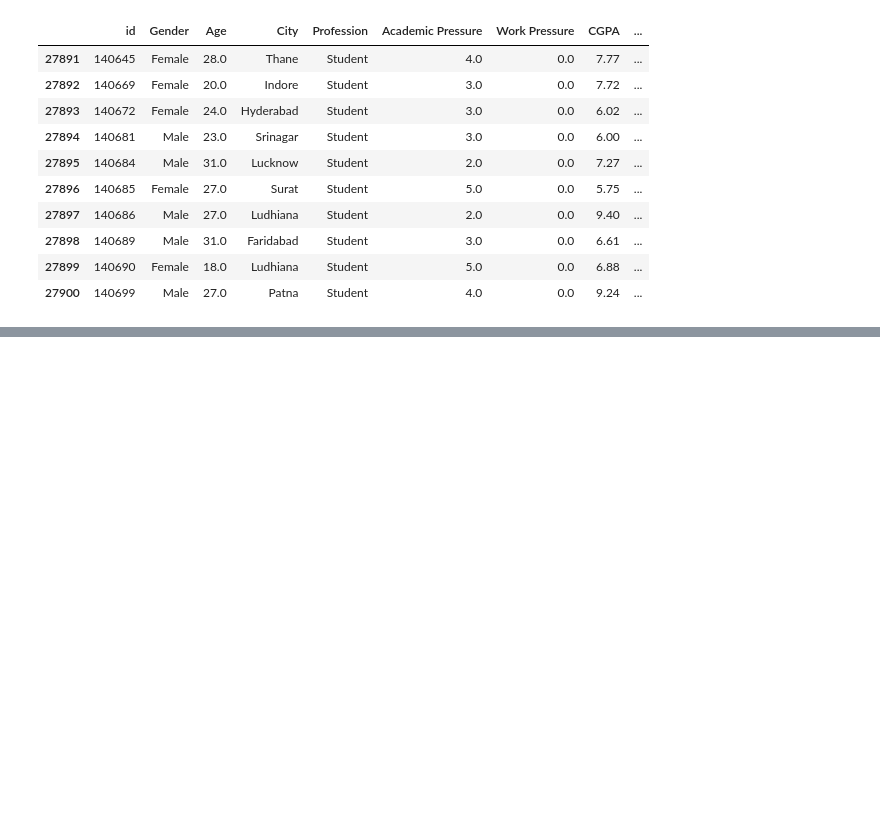
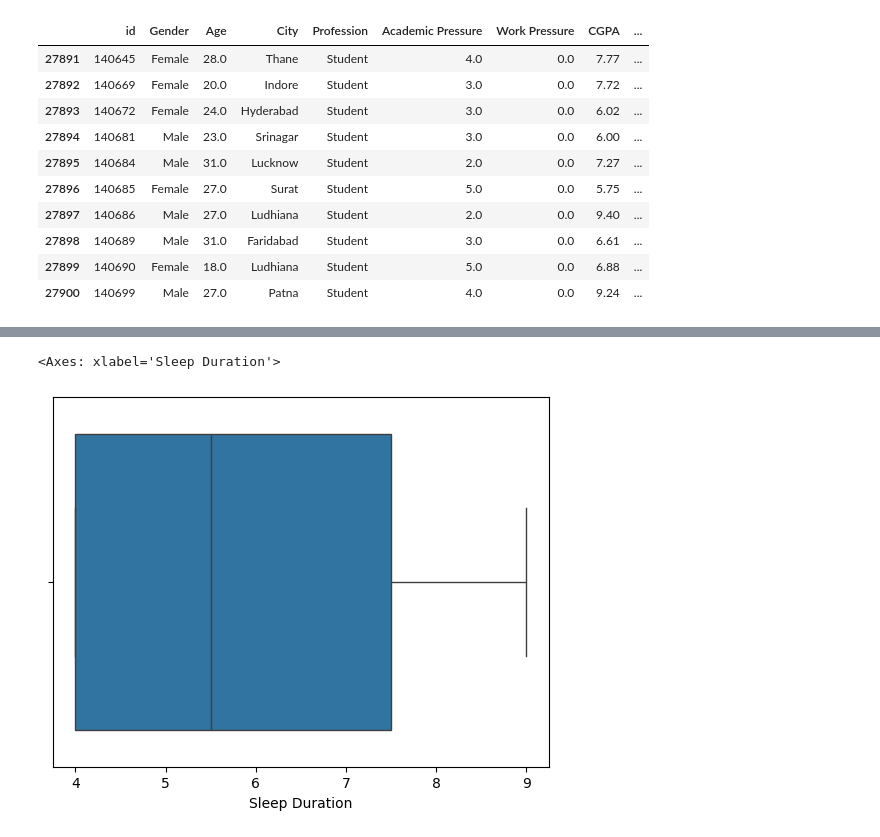
Before and after one commit to nastjannastja/Data-Set, a Jupyter notebook: notebooks/EDA.ipynb, the cells around one changed output, grey strips where cells are left out. Saved outputs shown, nothing was run; the diff lists cells and outputs as text; code cells hidden in the pictures; blank space fills up the shorter version.

```diff
--- a/notebooks/EDA.ipynb
+++ b/notebooks/EDA.ipynb
@@ -80,0 +353,5 @@ df.tail(10)
+# %%
+sns.boxplot(x = df["Sleep Duration"])
+# %% [output]
+<Axes: xlabel='Sleep Duration'>
+[figure, added]
```
Also changed, not shown: parts of 55 cells of this notebook.
